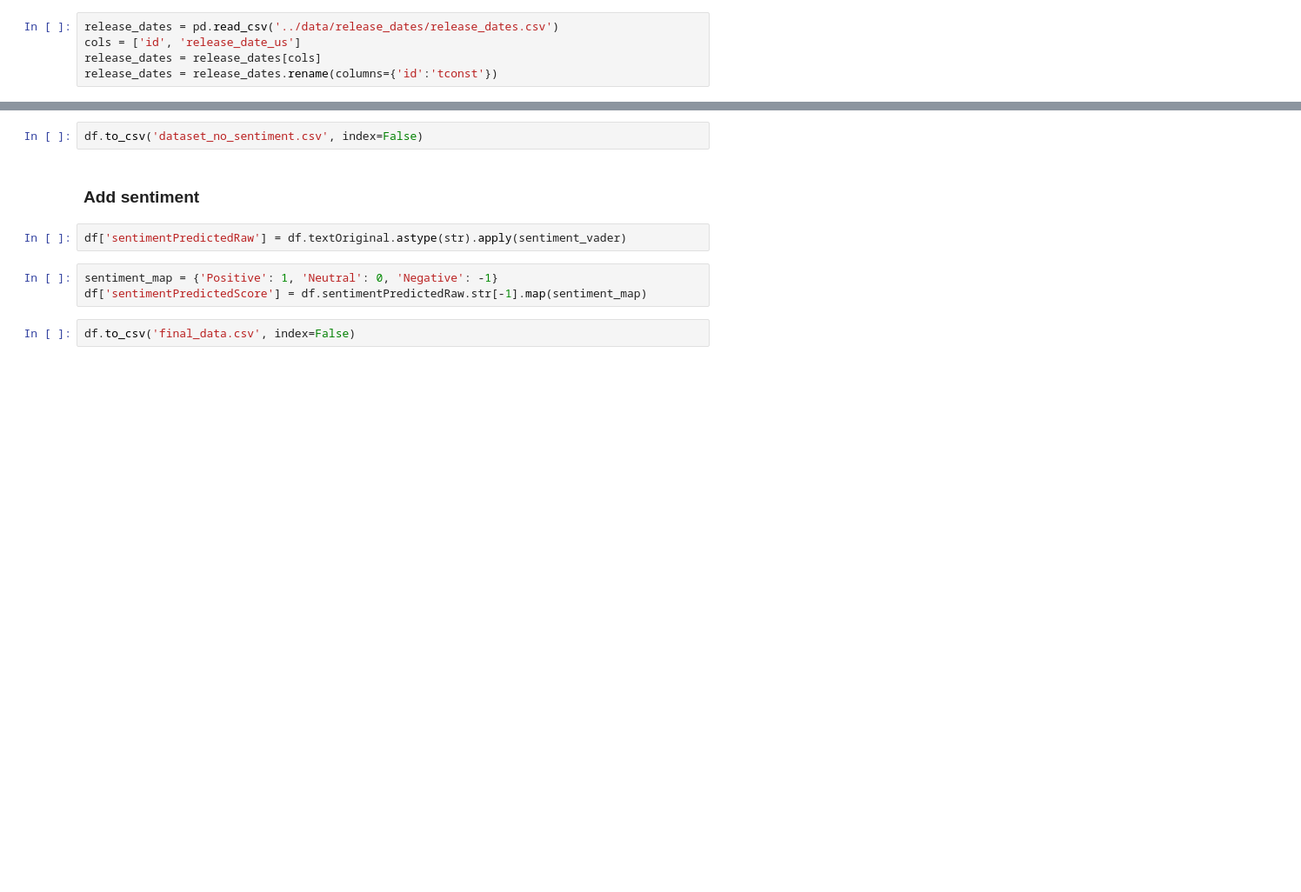
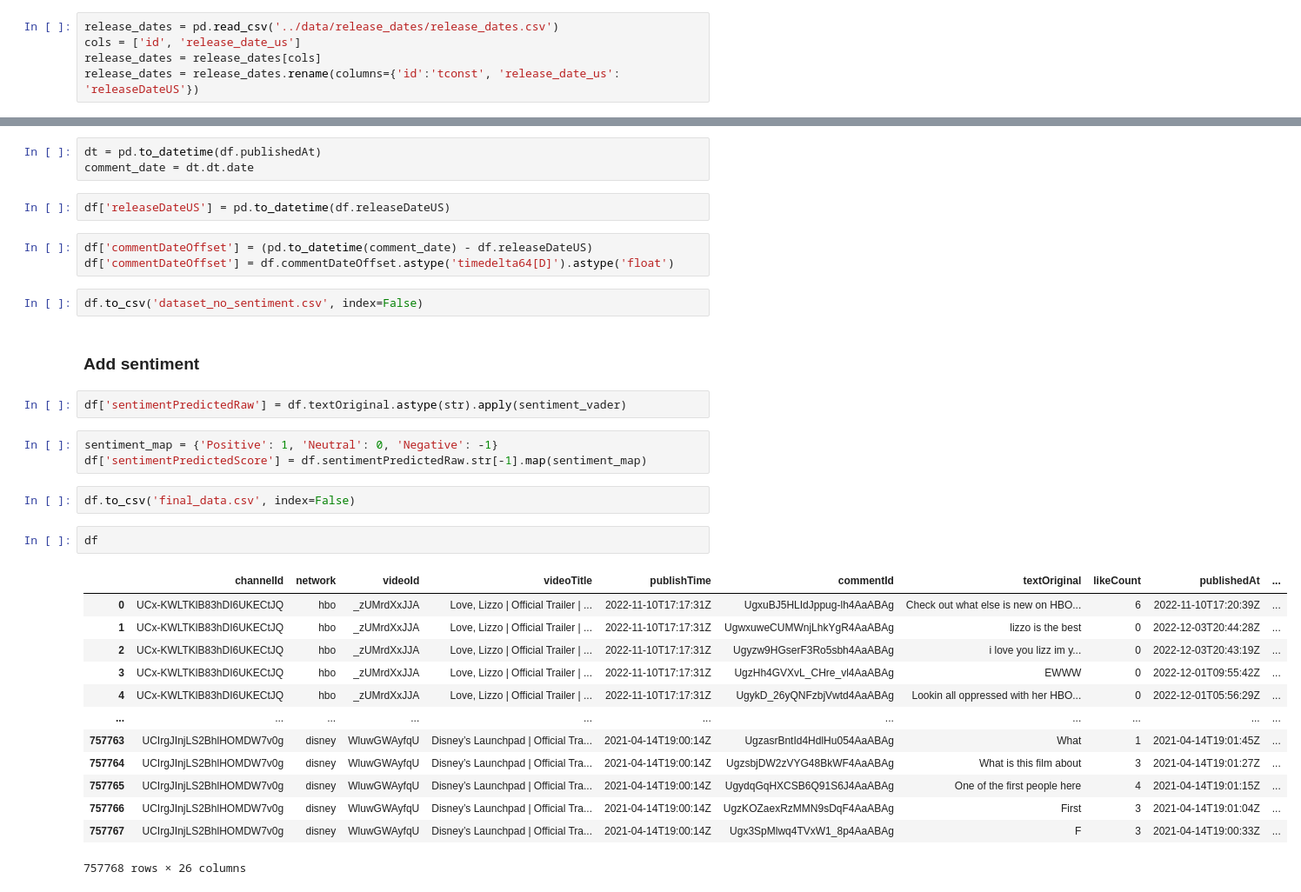
Before and after one commit to Marcus-Friis/data-in-the-wild, a Jupyter notebook: notebooks/reports/data_merging.ipynb, the cells around one changed output, grey strips where cells are left out. Shown at 87% size. Cells and saved outputs as stored; diff of their text form; blank space fills up the shorter version.

```diff
--- a/notebooks/reports/data_merging.ipynb
+++ b/notebooks/reports/data_merging.ipynb
@@ -88,7 +88,7 @@ tt14465474
 release_dates = pd.read_csv('../data/release_dates/release_dates.csv')
 cols = ['id', 'release_date_us']
 release_dates = release_dates[cols]
-release_dates = release_dates.rename(columns={'id':'tconst'})
+release_dates = release_dates.rename(columns={'id':'tconst', 'release_date_us': 'releaseDateUS'})
 # %% [markdown]
 ### Annotations
 # %%
@@ -120,3 +122,11 @@ df = df.merge(annot_agg, on='commentId', how='left')
+# %%
+dt = pd.to_datetime(df.publishedAt)
+comment_date = dt.dt.date
+# %%
+df['releaseDateUS'] = pd.to_datetime(df.releaseDateUS)
+# %%
+df['commentDateOffset'] = (pd.to_datetime(comment_date) - df.releaseDateUS)
+df['commentDateOffset'] = df.commentDateOffset.astype('timedelta64[D]').astype('float')
 # %%
 df.to_csv('dataset_no_sentiment.csv', index=False)
 # %% [markdown]
@@ -128,3 +138,19 @@ sentiment_map = {'Positive': 1, 'Neutral': 0, 'Negative': -1}
 df['sentimentPredictedScore'] = df.sentimentPredictedRaw.str[-1].map(sentiment_map)
 # %%
 df.to_csv('final_data.csv', index=False)
+# %%
+df
+# %% [output]
+|  | channelId | network | videoId | videoTitle | publishTime | commentId | textOriginal | likeCount | publishedAt | ... |
+| 0 | UCx-KWLTKlB83hDI6UKECtJQ | hbo | _zUMrdXxJJA | Love, Lizzo | Official Trailer | ... | 2022-11-10T17:17:31Z | UgxuBJ5HLIdJppug-lh4AaABAg | Check out what else is new on HBO... | 6 | 2022-11-10T17:20:39Z | ... |
+| 1 | UCx-KWLTKlB83hDI6UKECtJQ | hbo | _zUMrdXxJJA | Love, Lizzo | Official Trailer | ... | 2022-11-10T17:17:31Z | UgwxuweCUMWnjLhkYgR4AaABAg | lizzo is the best | 0 | 2022-12-03T20:44:28Z | ... |
+| 2 | UCx-KWLTKlB83hDI6UKECtJQ | hbo | _zUMrdXxJJA | Love, Lizzo | Official Trailer | ... | 2022-11-10T17:17:31Z | Ugyzw9HGserF3Ro5sbh4AaABAg | i love you lizz im y... | 0 | 2022-12-03T20:43:19Z | ... |
+| 3 | UCx-KWLTKlB83hDI6UKECtJQ | hbo | _zUMrdXxJJA | Love, Lizzo | Official Trailer | ... | 2022-11-10T17:17:31Z | UgzHh4GVXvL_CHre_vl4AaABAg | EWWW | 0 | 2022-12-01T09:55:42Z | ... |
+| 4 | UCx-KWLTKlB83hDI6UKECtJQ | hbo | _zUMrdXxJJA | Love, Lizzo | Official Trailer | ... | 2022-11-10T17:17:31Z | UgykD_26yQNFzbjVwtd4AaABAg | Lookin all oppressed with her HBO... | 0 | 2022-12-01T05:56:29Z | ... |
+| ... | ... | ... | ... | ... | ... | ... | ... | ... | ... | ... |
+| 757763 | UCIrgJInjLS2BhlHOMDW7v0g | disney | WluwGWAyfqU | Disney’s Launchpad | Official Tra... | 2021-04-14T19:00:14Z | UgzasrBntId4HdlHu054AaABAg | What | 1 | 2021-04-14T19:01:45Z | ... |
+| 757764 | UCIrgJInjLS2BhlHOMDW7v0g | disney | WluwGWAyfqU | Disney’s Launchpad | Official Tra... | 2021-04-14T19:00:14Z | UgzsbjDW2zVYG48BkWF4AaABAg | What is this film about | 3 | 2021-04-14T19:01:27Z | ... |
+| 757765 | UCIrgJInjLS2BhlHOMDW7v0g | disney | WluwGWAyfqU | Disney’s Launchpad | Official Tra... | 2021-04-14T19:00:14Z | UgydqGqHXCSB6Q91S6J4AaABAg | One of the first people here | 4 | 2021-04-14T19:01:15Z | ... |
+| 757766 | UCIrgJInjLS2BhlHOMDW7v0g | disney | WluwGWAyfqU | Disney’s Launchpad | Official Tra... | 2021-04-14T19:00:14Z | UgzKOZaexRzMMN9sDqF4AaABAg | First | 3 | 2021-04-14T19:01:04Z | ... |
+| 757767 | UCIrgJInjLS2BhlHOMDW7v0g | disney | WluwGWAyfqU | Disney’s Launchpad | Official Tra... | 2021-04-14T19:00:14Z | Ugx3SpMlwq4TVxW1_8p4AaABAg | F | 3 | 2021-04-14T19:00:33Z | ... |
+757768 rows × 26 columns
```
Also changed, not shown: parts of 3 cells of this notebook.
